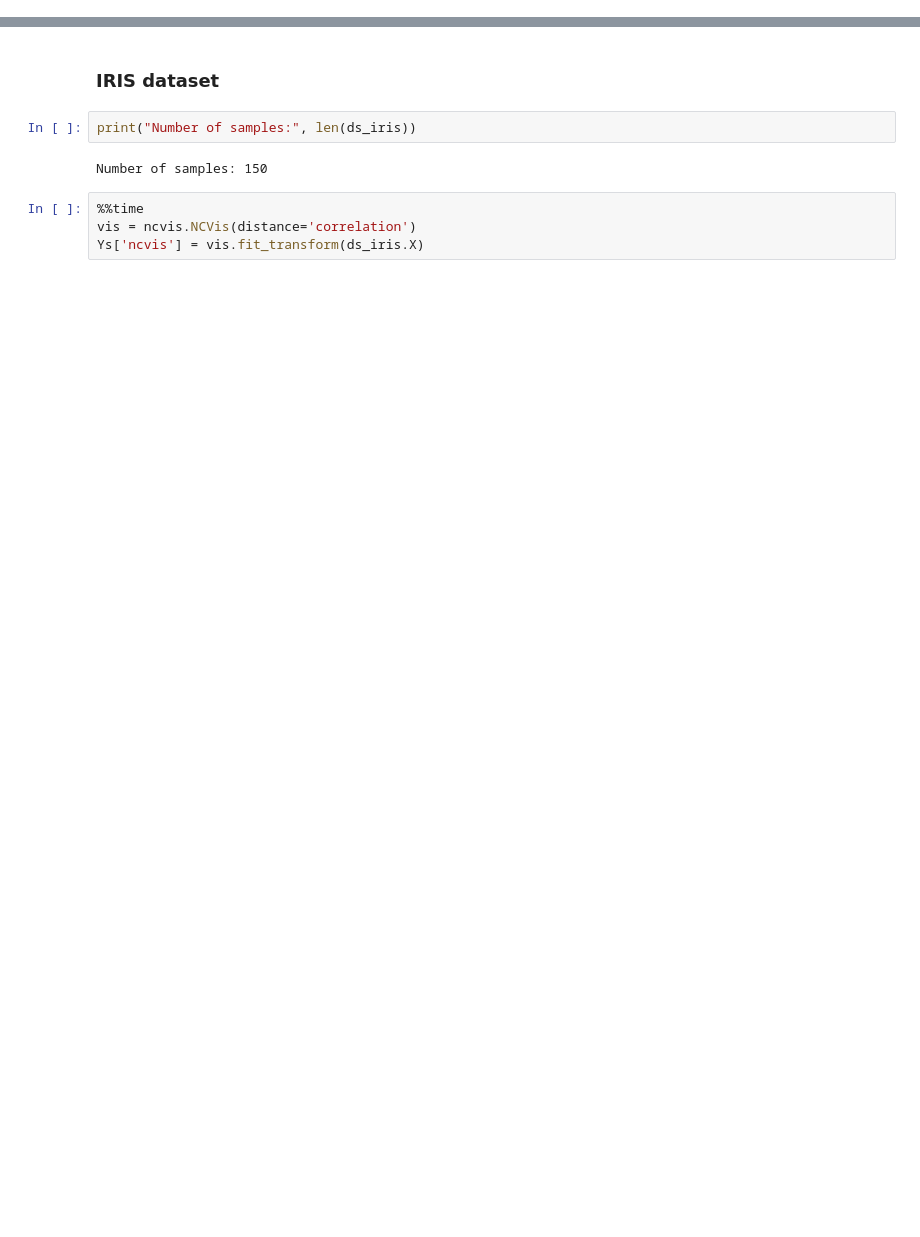
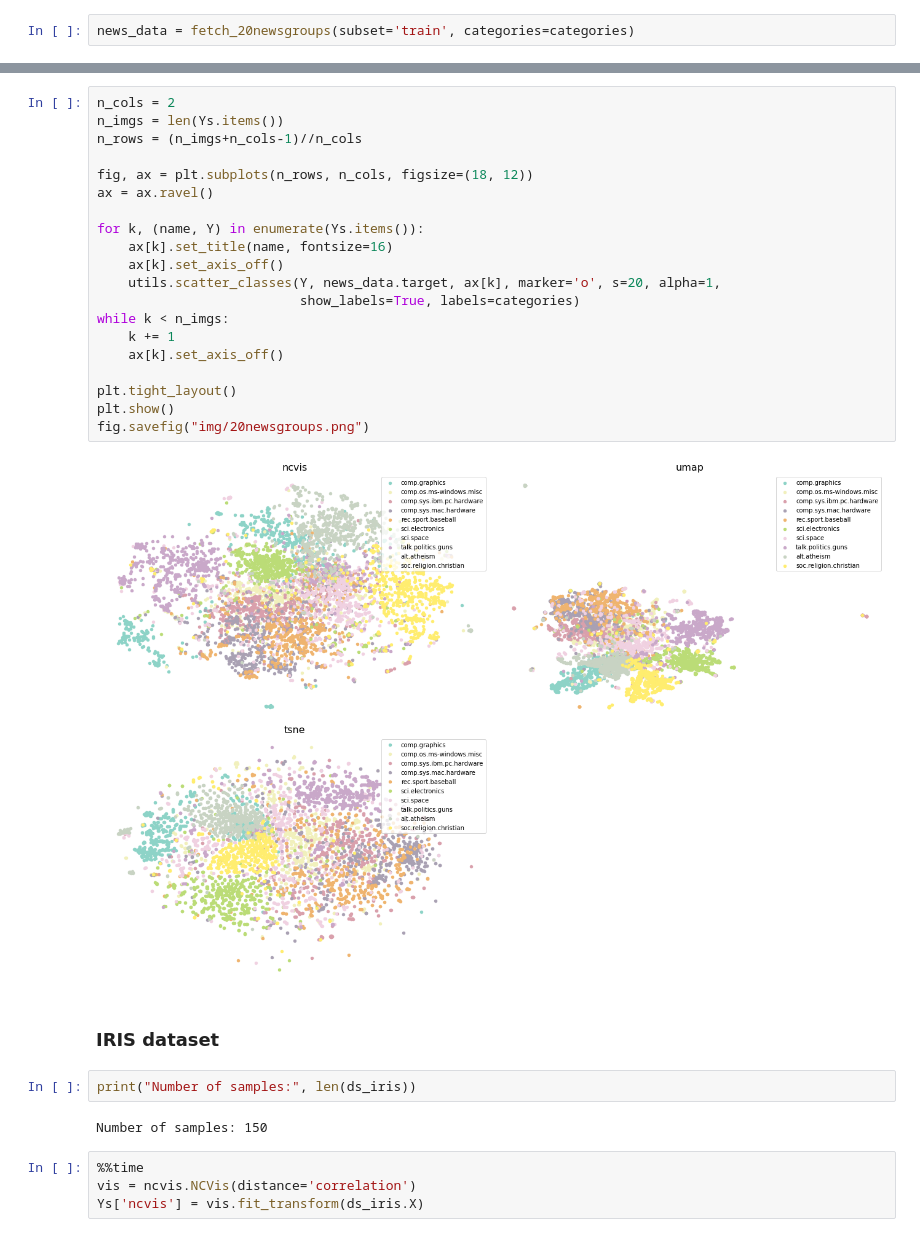
Before and after one commit to Andropogon/Data-Visualization-Project, a Jupyter notebook: ncvis_comparison.ipynb, the cells around one changed output, grey strips where cells are left out. Drawn from its saved outputs; the diff is of its cells as text; blank space fills up the shorter version.

```diff
--- a/ncvis_comparison.ipynb
+++ b/ncvis_comparison.ipynb
@@ -18,0 +35,2 @@ Ys = {}
+# %%
+news_data = fetch_20newsgroups(subset='train', categories=categories)
@@ -19,3 +69,25 @@ Ys = {}
+# %%
+n_cols = 2
+n_imgs = len(Ys.items())
+n_rows = (n_imgs+n_cols-1)//n_cols
+
+fig, ax = plt.subplots(n_rows, n_cols, figsize=(18, 12))
+ax = ax.ravel()
+
+for k, (name, Y) in enumerate(Ys.items()):
+    ax[k].set_title(name, fontsize=16)
+    ax[k].set_axis_off()
+    utils.scatter_classes(Y, news_data.target, ax[k], marker='o', s=20, alpha=1,
+                          show_labels=True, labels=categories)
+while k < n_imgs:
+    k += 1
+    ax[k].set_axis_off()
+
+plt.tight_layout()
+plt.show()
+fig.savefig("img/20newsgroups.png")
+# %% [output]
+[figure, added]
 # %% [markdown]
 ### IRIS dataset
 # %%
```
Also changed, not shown: parts of 16 cells of this notebook.
